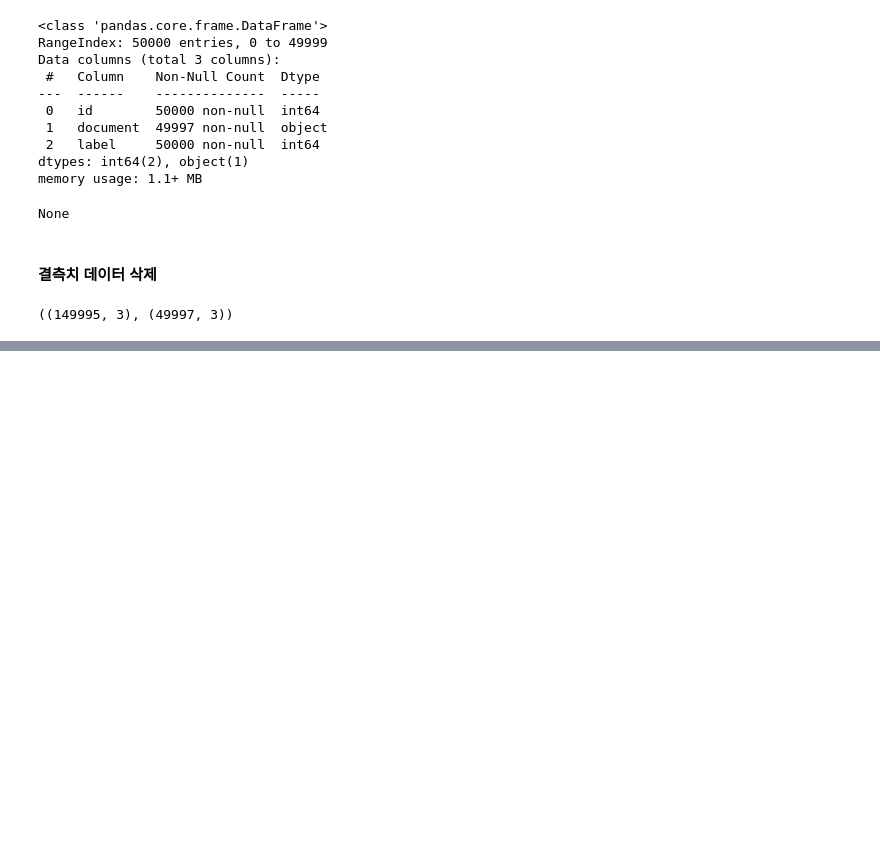
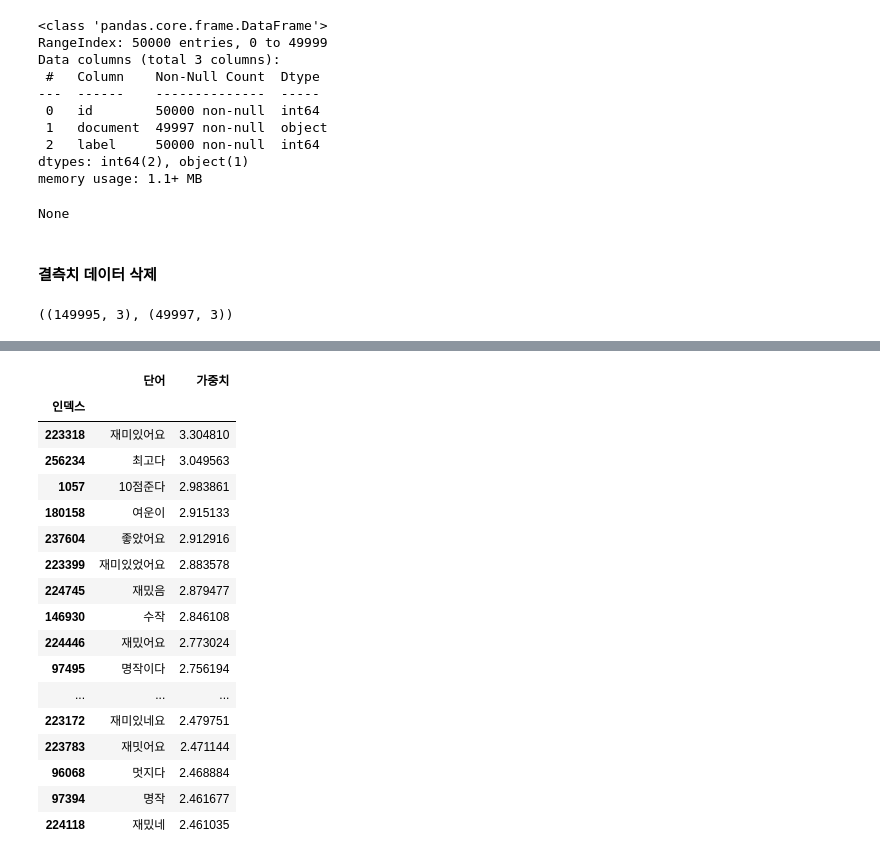
Before and after one commit to Lee-bumgi/AI_Class, a Jupyter notebook: A.Regression/22.08.01_text mining 기초.ipynb, the cells around one changed output, grey strips where cells are left out. Saved outputs shown, nothing was run; the diff lists cells and outputs as text; code cells hidden in the pictures; blank space fills up the shorter version.

```diff
--- a/A.Regression/22.08.01_text mining 기초.ipynb
+++ b/A.Regression/22.08.01_text mining 기초.ipynb
@@ -92,0 +517,21 @@ train.shape, test.shape
+# %%
+top30
+# %% [output]
+|  | 단어 | 가중치 |
+| 인덱스 |  |  |
+| 223318 | 재미있어요 | 3.304810 |
+| 256234 | 최고다 | 3.049563 |
+| 1057 | 10점준다 | 2.983861 |
+| 180158 | 여운이 | 2.915133 |
+| 237604 | 좋았어요 | 2.912916 |
+| 223399 | 재미있었어요 | 2.883578 |
+| 224745 | 재밌음 | 2.879477 |
+| 146930 | 수작 | 2.846108 |
+| 224446 | 재밌어요 | 2.773024 |
+| 97495 | 명작이다 | 2.756194 |
+| ... | ... | ... |
+| 223172 | 재미있네요 | 2.479751 |
+| 223783 | 재밋어요 | 2.471144 |
+| 96068 | 멋지다 | 2.468884 |
+| 97394 | 명작 | 2.461677 |
+| 224118 | 재밌네 | 2.461035 |
```
Also changed, not shown: parts of 63 cells of this notebook, 1 other file.
